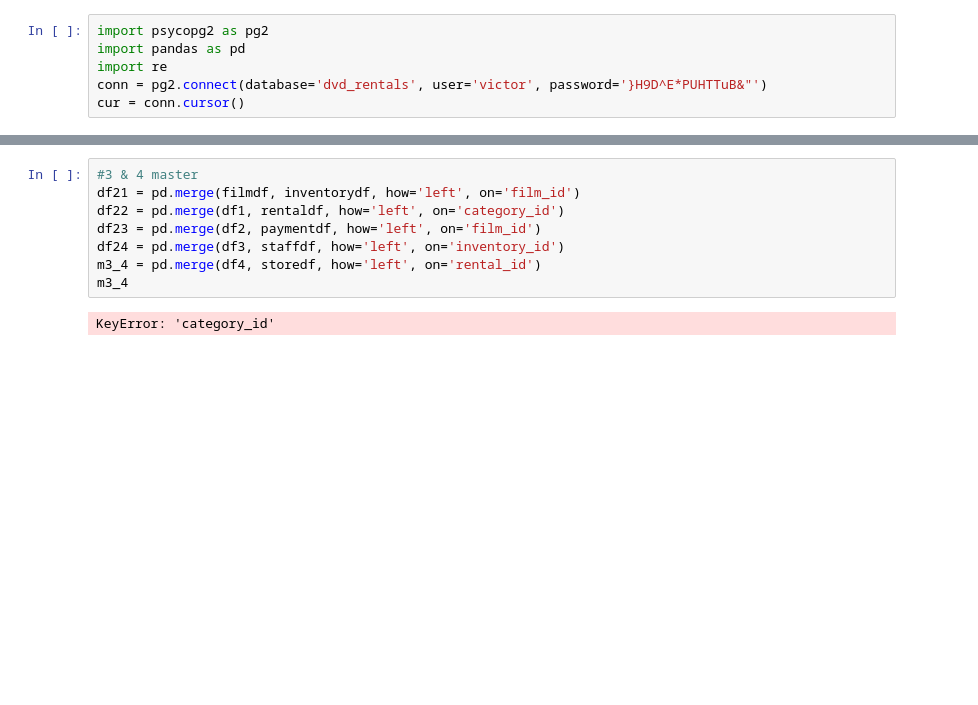
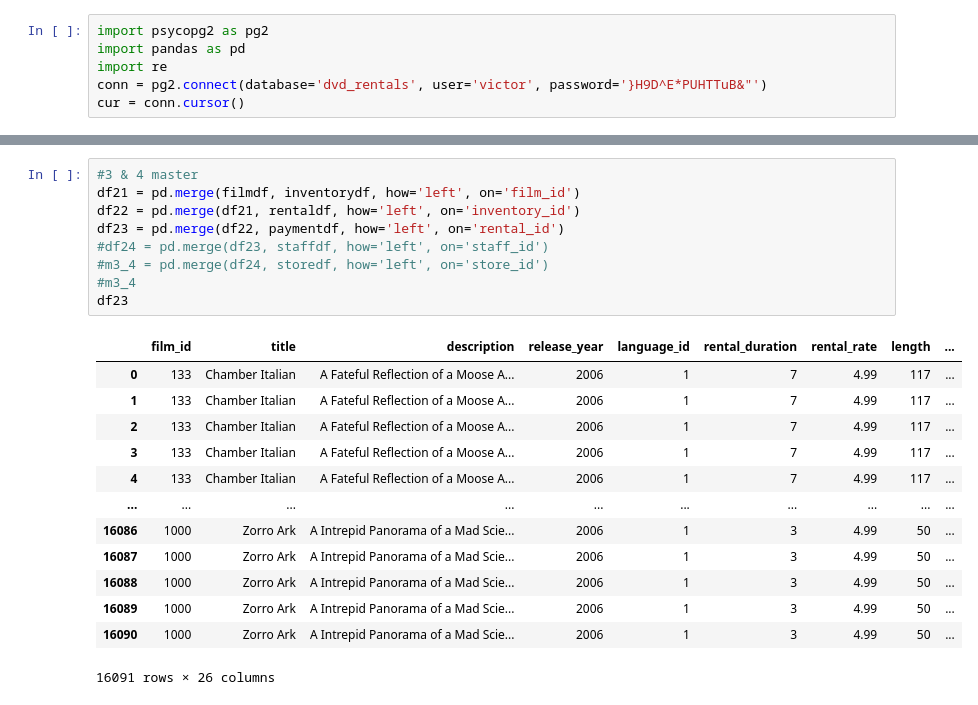
Before and after one commit to vick998/Banzae-py, a Jupyter notebook: Top5s.ipynb, the cells around one changed output, grey strips where cells are left out. Cells and saved outputs as stored; diff of their text form; blank space fills up the shorter version.

```diff
--- a/Top5s.ipynb
+++ b/Top5s.ipynb
@@ -249,10 +276,23 @@ KeyError: 'category_id'
 # %%
 #3 & 4 master
 df21 = pd.merge(filmdf, inventorydf, how='left', on='film_id')
-df22 = pd.merge(df1, rentaldf, how='left', on='category_id')
-df23 = pd.merge(df2, paymentdf, how='left', on='film_id')
-df24 = pd.merge(df3, staffdf, how='left', on='inventory_id')
-m3_4 = pd.merge(df4, storedf, how='left', on='rental_id')
-m3_4
+df22 = pd.merge(df21, rentaldf, how='left', on='inventory_id')
+df23 = pd.merge(df22, paymentdf, how='left', on='rental_id')
+#df24 = pd.merge(df23, staffdf, how='left', on='staff_id')
+#m3_4 = pd.merge(df24, storedf, how='left', on='store_id')
+#m3_4
+df23
 # %% [output]
+|  | film_id | title | description | release_year | language_id | rental_duration | rental_rate | length | ... |
+| 0 | 133 | Chamber Italian | A Fateful Reflection of a Moose A... | 2006 | 1 | 7 | 4.99 | 117 | ... |
+| 1 | 133 | Chamber Italian | A Fateful Reflection of a Moose A... | 2006 | 1 | 7 | 4.99 | 117 | ... |
+| 2 | 133 | Chamber Italian | A Fateful Reflection of a Moose A... | 2006 | 1 | 7 | 4.99 | 117 | ... |
+| 3 | 133 | Chamber Italian | A Fateful Reflection of a Moose A... | 2006 | 1 | 7 | 4.99 | 117 | ... |
+| 4 | 133 | Chamber Italian | A Fateful Reflection of a Moose A... | 2006 | 1 | 7 | 4.99 | 117 | ... |
+| ... | ... | ... | ... | ... | ... | ... | ... | ... | ... |
+| 16086 | 1000 | Zorro Ark | A Intrepid Panorama of a Mad Scie... | 2006 | 1 | 3 | 4.99 | 50 | ... |
+| 16087 | 1000 | Zorro Ark | A Intrepid Panorama of a Mad Scie... | 2006 | 1 | 3 | 4.99 | 50 | ... |
+| 16088 | 1000 | Zorro Ark | A Intrepid Panorama of a Mad Scie... | 2006 | 1 | 3 | 4.99 | 50 | ... |
+| 16089 | 1000 | Zorro Ark | A Intrepid Panorama of a Mad Scie... | 2006 | 1 | 3 | 4.99 | 50 | ... |
+| 16090 | 1000 | Zorro Ark | A Intrepid Panorama of a Mad Scie... | 2006 | 1 | 3 | 4.99 | 50 | ... |
-KeyError: 'category_id'
+16091 rows × 26 columns
```
Also changed, not shown: parts of 12 cells of this notebook.
